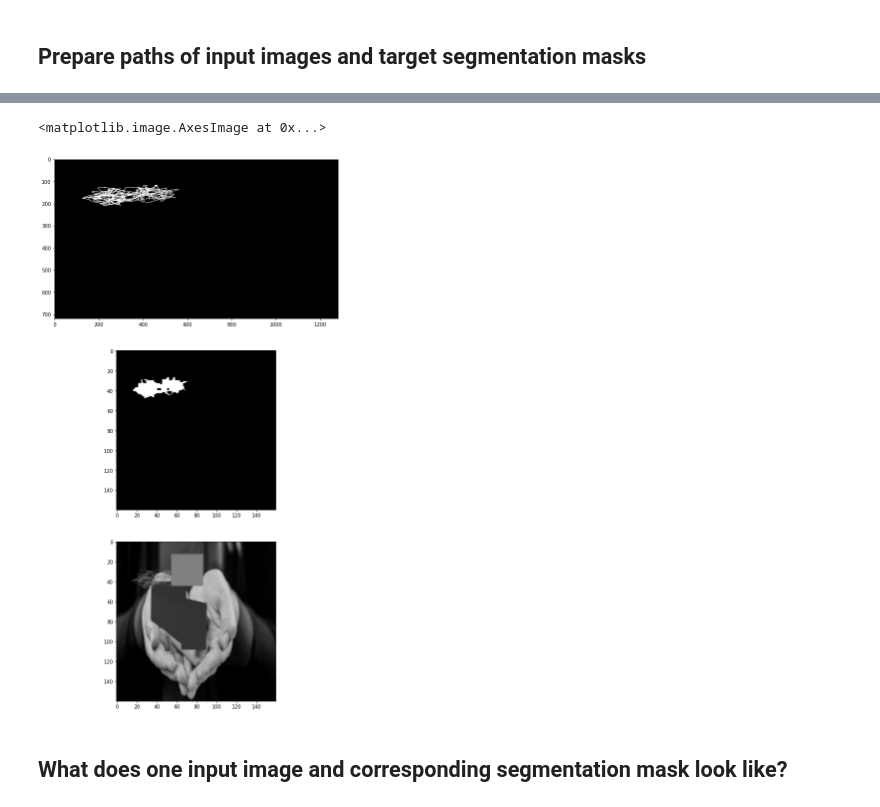
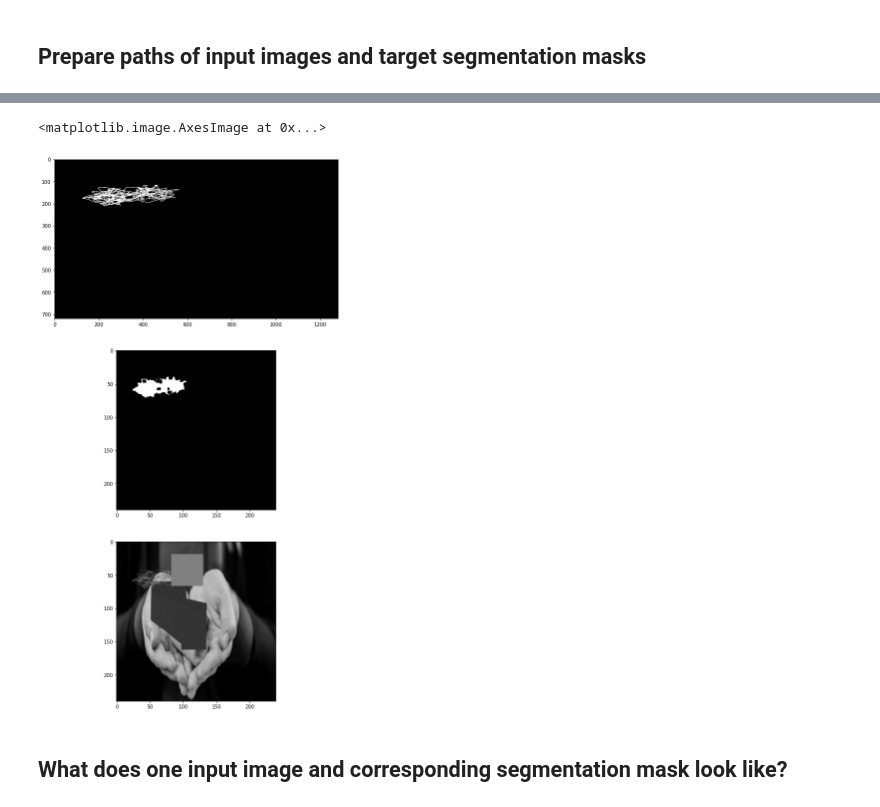
Before and after one commit to kanstancin/classifiers, a Jupyter notebook: segment.ipynb, the cells around one changed output, grey strips where cells are left out. Drawn from its saved outputs; the diff is of its cells as text; code cells hidden in the pictures.

```diff
--- a/segment.ipynb
+++ b/segment.ipynb
@@ -168,35 +167,35 @@ def resize_mask(mask, target_shape):
 def img_to_binary(mask):
     mask[mask<=125] = 0
     mask[mask>125] = 1
     return mask
 
 def load_img_cv(path, target_size, is_mask=False):
     if not is_mask:
         img = cv.imread(path)
         shape = (target_size[1], target_size[0])
         img = cv.resize(img, shape, interpolation=cv.INTER_AREA)
     else:
         img = cv.imread(path, cv.IMREAD_GRAYSCALE)
         img = resize_mask(img, target_size)
         img = img_to_binary(img)
     return img
 
 mask = cv.imread(target_img_paths[9], cv.IMREAD_GRAYSCALE)
-target_size = (160,160)
+target_size = (240, 240)
 # print(mask.shape)
 # kernel = np.ones((10, 10), np.uint8)
 # mask =  cv.morphologyEx(mask, cv.MORPH_CLOSE, kernel)
 # img = cv.erode(img, kernel, iterations=1)
 # img = cv.dilate(img, kernel, iterations=1)
 mask_new = load_img_cv(target_img_paths[9], target_size, is_mask=True)
 img = load_img_cv(input_img_paths[9], target_size, is_mask=False)
 fig, ax = plt.subplots(3,1,figsize=(25,20))
 ax[0].imshow(mask, cmap="gray")
 ax[1].imshow(mask_new, cmap="gray")
 ax[2].imshow(img, cmap="gray")
 # %% [output]
 <matplotlib.image.AxesImage at 0x...>
-[figure, old version]
+[figure, new version]
 # %% [markdown]
 ## What does one input image and corresponding segmentation mask look like?
 # %%
```
Also changed, not shown: parts of 7 cells of this notebook.
